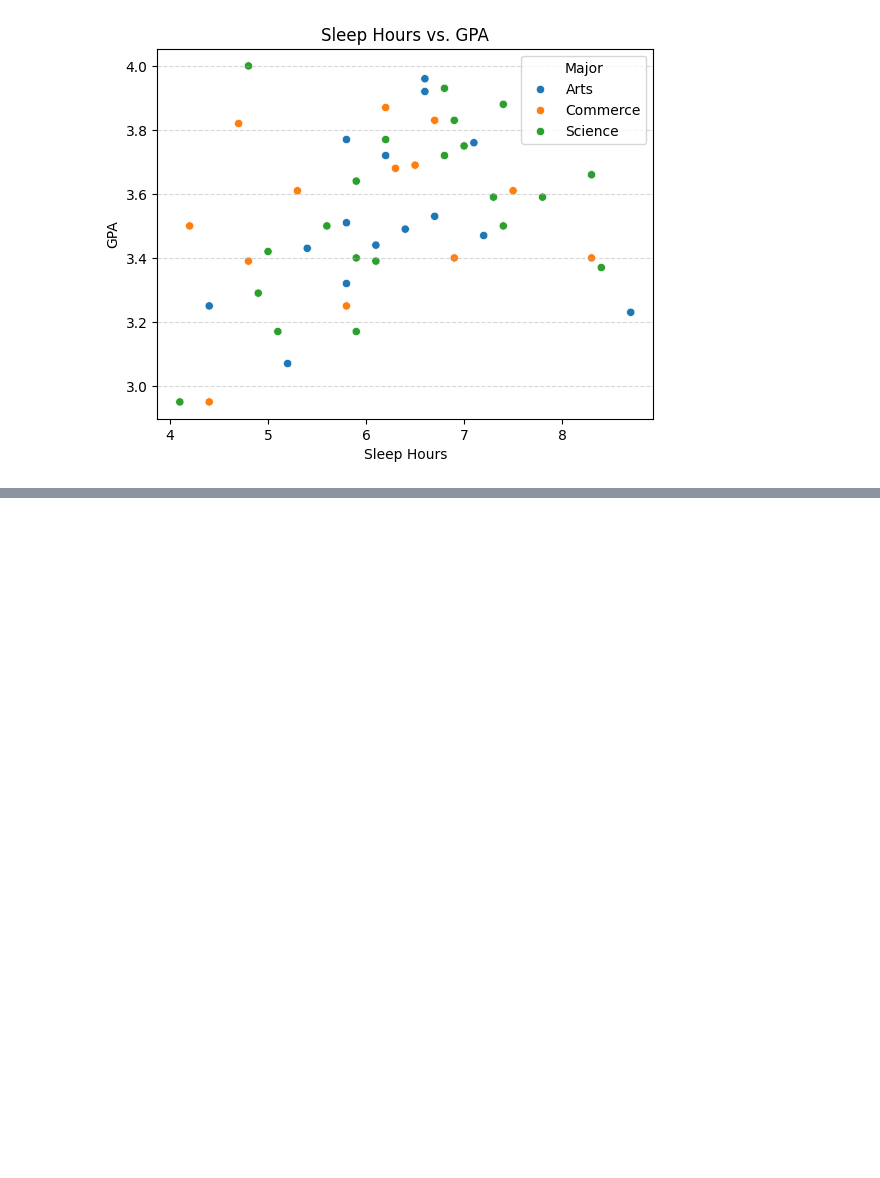
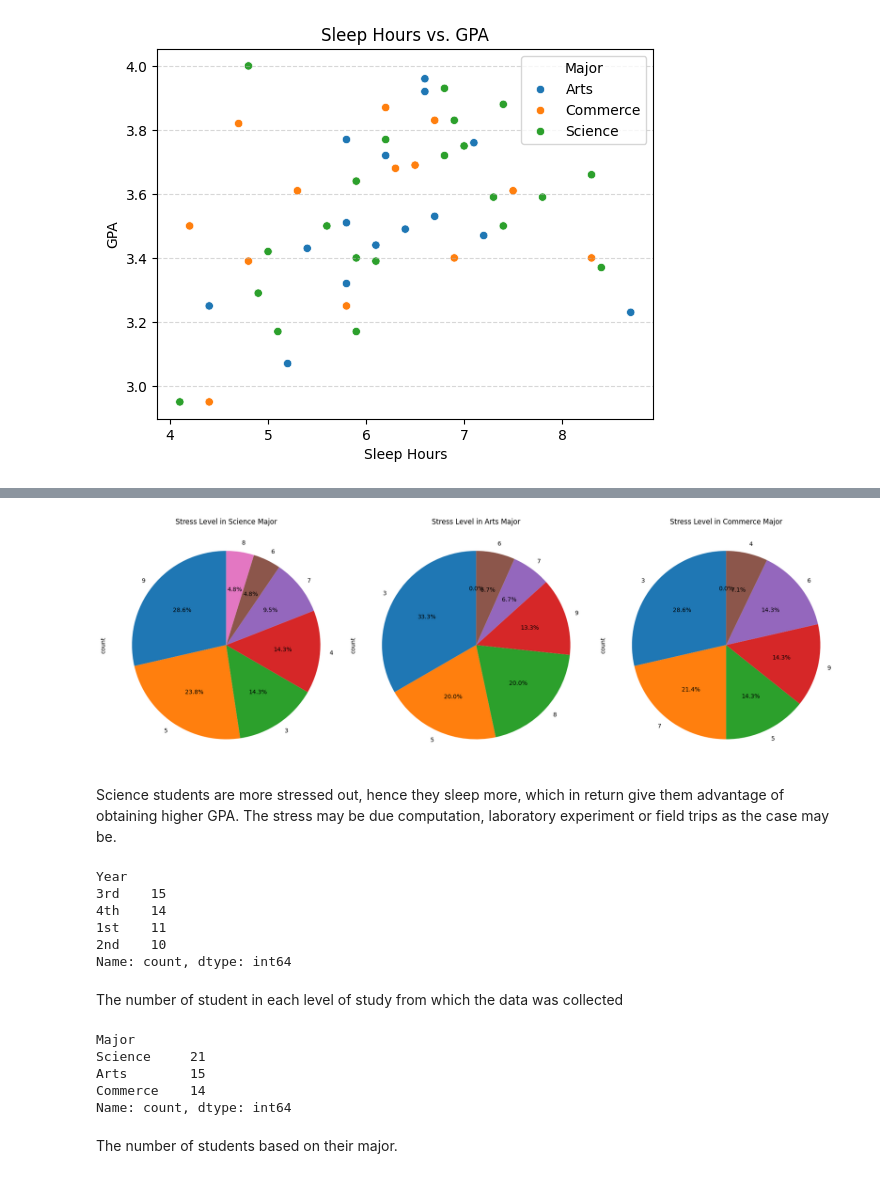
Before and after one commit to SyusufWaliyyi/ArewaDSF_ML_Assigment, a Jupyter notebook: week_3/week_3.ipynb, the cells around one changed output, grey strips where cells are left out. Saved outputs shown, nothing was run; the diff lists cells and outputs as text; code cells hidden in the pictures; blank space fills up the shorter version.

```diff
--- a/week_3/week_3.ipynb
+++ b/week_3/week_3.ipynb
@@ -174,0 +225,32 @@ plt.show()
+# %%
+fig, ax = plt.subplots(1, 3, figsize=(18, 6))
+science['Stress_Level'].value_counts().plot(kind='pie', autopct='%1.1f%%', startangle=90, title='Stress Level in Science Major', ax=ax[0])
+art['Stress_Level'].value_counts().plot(kind='pie', autopct='%1.1f%%', startangle=90, title='Stress Level in Arts Major', ax=ax[1])
+commerce['Stress_Level'].value_counts().plot(kind='pie', autopct='%1.1f%%', startangle=90, title='Stress Level in Commerce Major', ax=ax[2])
+plt.tight_layout()
+plt.show()
+# %% [output]
+[figure, added]
+# %% [markdown]
+Science students are more stressed out, hence they sleep more, which in return give them advantage of obtaining higher GPA. The stress may be due computation, laboratory experiment or field trips as the case may be.
+# %%
+sleep_df['Year'].value_counts()
+# %% [output]
+Year
+3rd    15
+4th    14
+1st    11
+2nd    10
+Name: count, dtype: int64
+# %% [markdown]
+The number of student in each level of study from which the data was collected
+# %%
+sleep_df["Major"].value_counts()
+# %% [output]
+Major
+Science     21
+Arts        15
+Commerce    14
+Name: count, dtype: int64
+# %% [markdown]
+The number of students based on their major.
```
Also changed, not shown: parts of 17 cells of this notebook.
